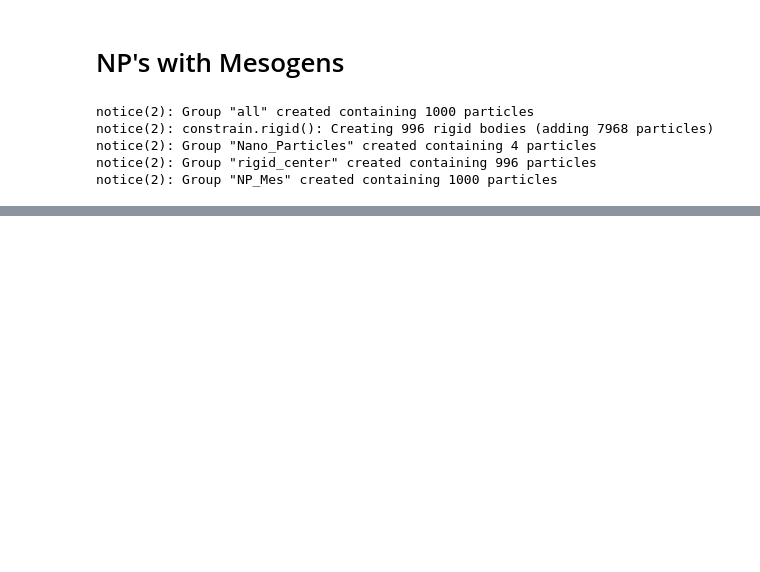
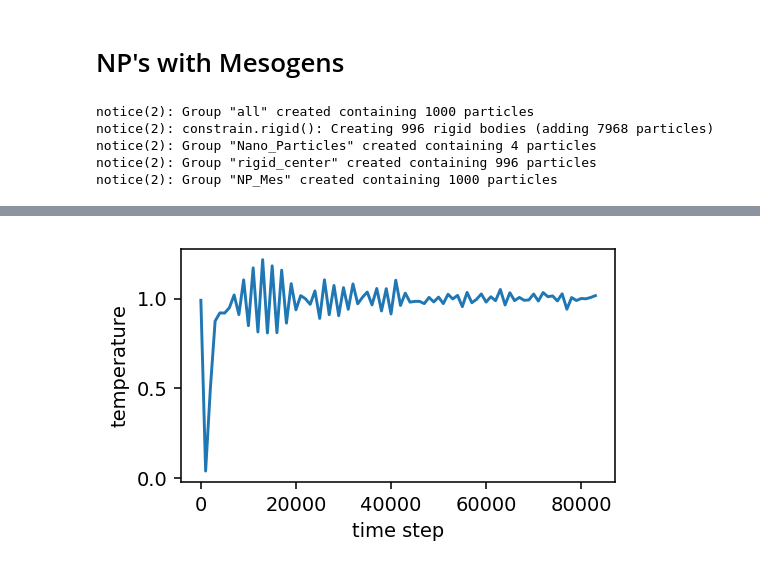
Before and after one commit to emmanuellfc/molecular_dynamics, a Jupyter notebook: Simulations/Sim3/Sim3_pmax.ipynb, the cells around one changed output, grey strips where cells are left out. Saved outputs shown, nothing was run; the diff lists cells and outputs as text; code cells hidden in the pictures; blank space fills up the shorter version.

```diff
--- a/Simulations/Sim3/Sim3_pmax.ipynb
+++ b/Simulations/Sim3/Sim3_pmax.ipynb
@@ -271,0 +285,7 @@ pyplot.ylabel('pressure');
+# %%
+pyplot.figure(figsize=(4,2.2), dpi=140);
+pyplot.plot(data1[:,0], data1[:,9]);
+pyplot.xlabel('time step');
+pyplot.ylabel('temperature');
+# %% [output]
+[figure, added]
```
Also changed, not shown: parts of 5 cells of this notebook.
